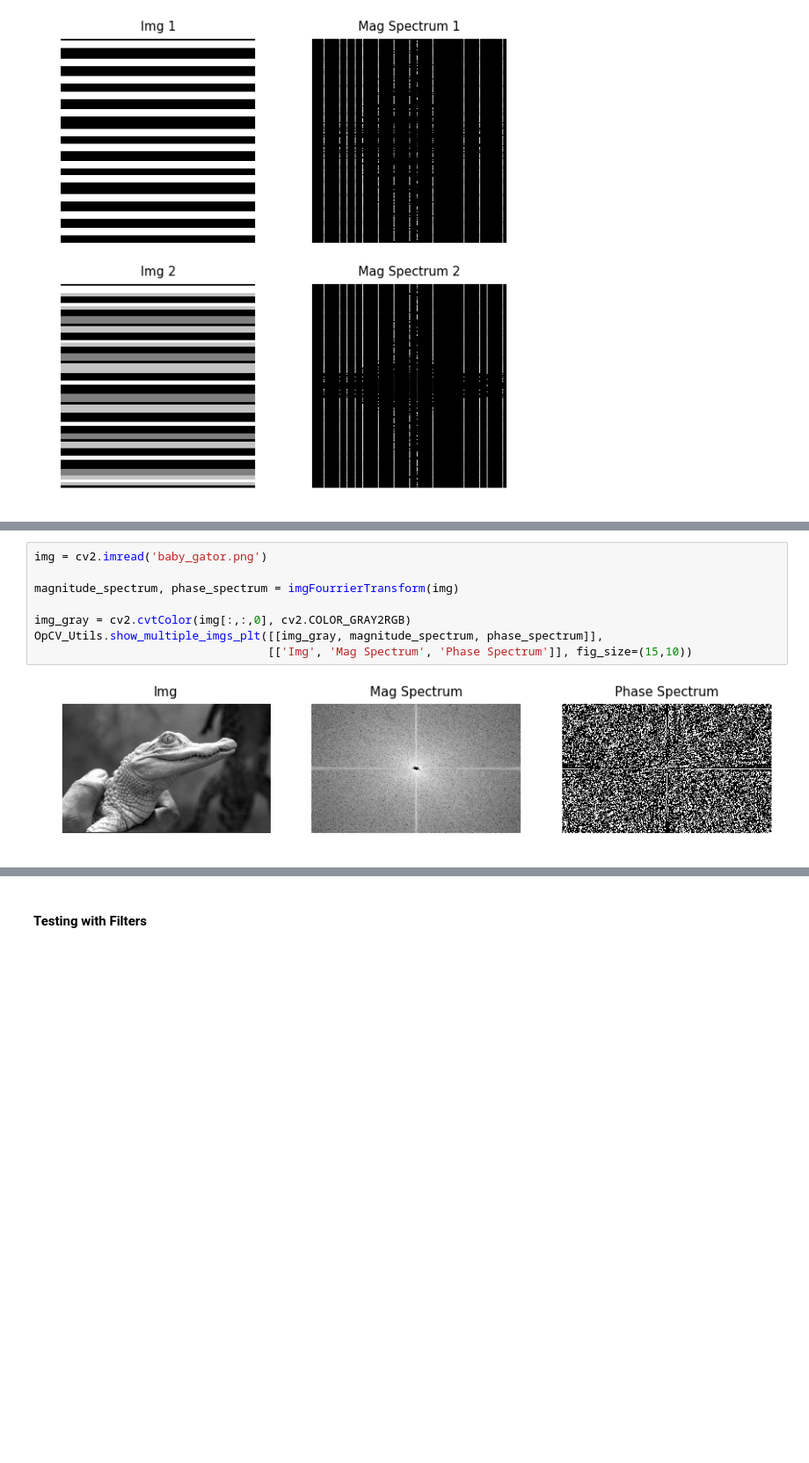
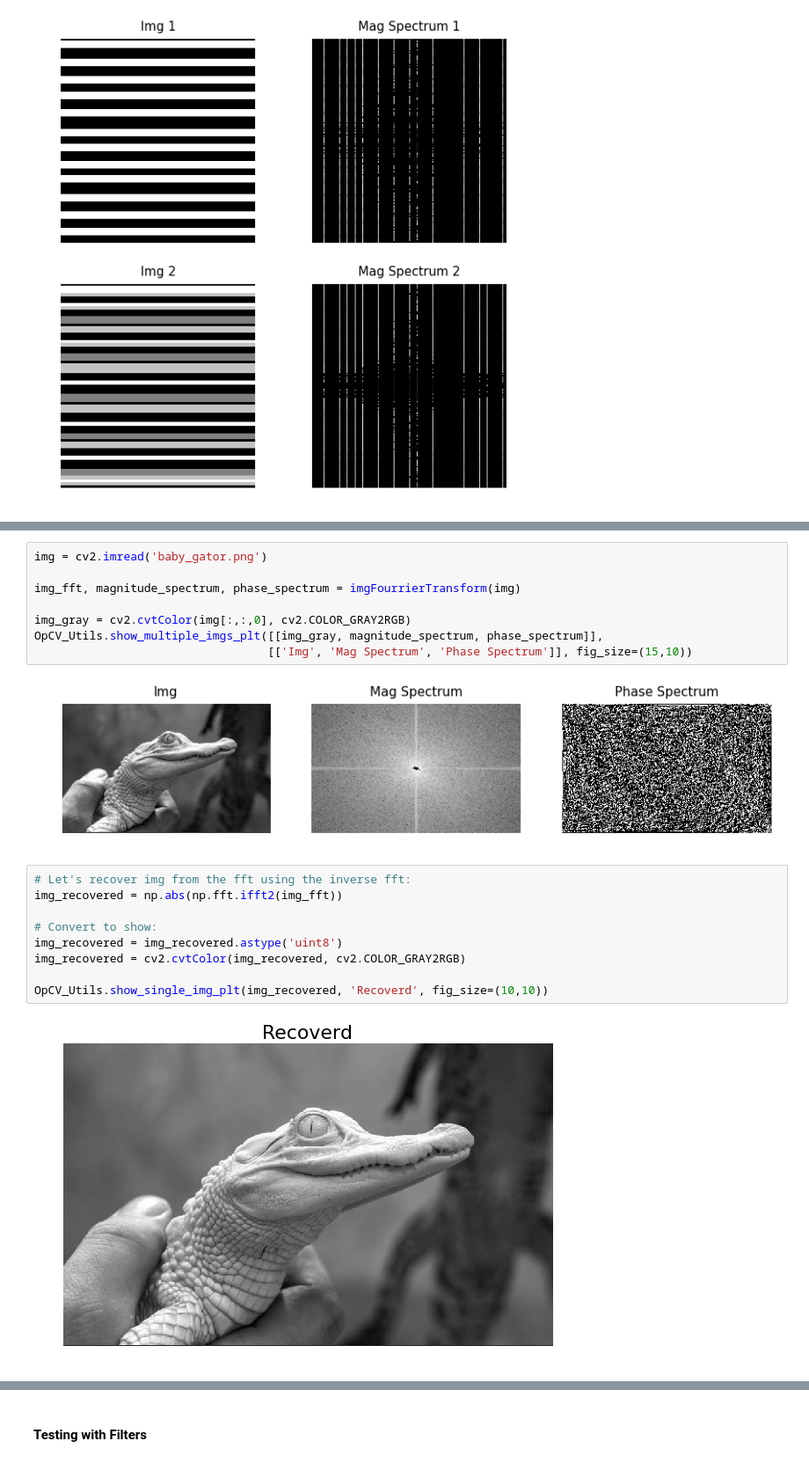
Before and after one commit to Mafeuz/OpenCV, a Jupyter notebook: Concepts/Fourrier Transform/Img Fourrier Transform.ipynb, the cells around one changed output, grey strips where cells are left out. Shown at 88% size. Drawn from its saved outputs; the diff is of its cells as text; blank space fills up the shorter version.

```diff
--- a/Concepts/Fourrier Transform/Img Fourrier Transform.ipynb
+++ b/Concepts/Fourrier Transform/Img Fourrier Transform.ipynb
@@ -58,10 +62,21 @@ def imgFourrierTransform(img):
 # %%
 img = cv2.imread('baby_gator.png')
 
-magnitude_spectrum, phase_spectrum = imgFourrierTransform(img)
+img_fft, magnitude_spectrum, phase_spectrum = imgFourrierTransform(img)
 
 img_gray = cv2.cvtColor(img[:,:,0], cv2.COLOR_GRAY2RGB)
 OpCV_Utils.show_multiple_imgs_plt([[img_gray, magnitude_spectrum, phase_spectrum]],
                                   [['Img', 'Mag Spectrum', 'Phase Spectrum']], fig_size=(15,10))
 # %% [output]
-[figure, old version]
+[figure, new version]
+# %%
+# Let's recover img from the fft using the inverse fft:
+img_recovered = np.abs(np.fft.ifft2(img_fft))
+
+# Convert to show:
+img_recovered = img_recovered.astype('uint8')
+img_recovered = cv2.cvtColor(img_recovered, cv2.COLOR_GRAY2RGB)
+
+OpCV_Utils.show_single_img_plt(img_recovered, 'Recoverd', fig_size=(10,10))
+# %% [output]
+[figure, added]
```
Also changed, not shown: parts of 5 cells of this notebook, 1 other file.
